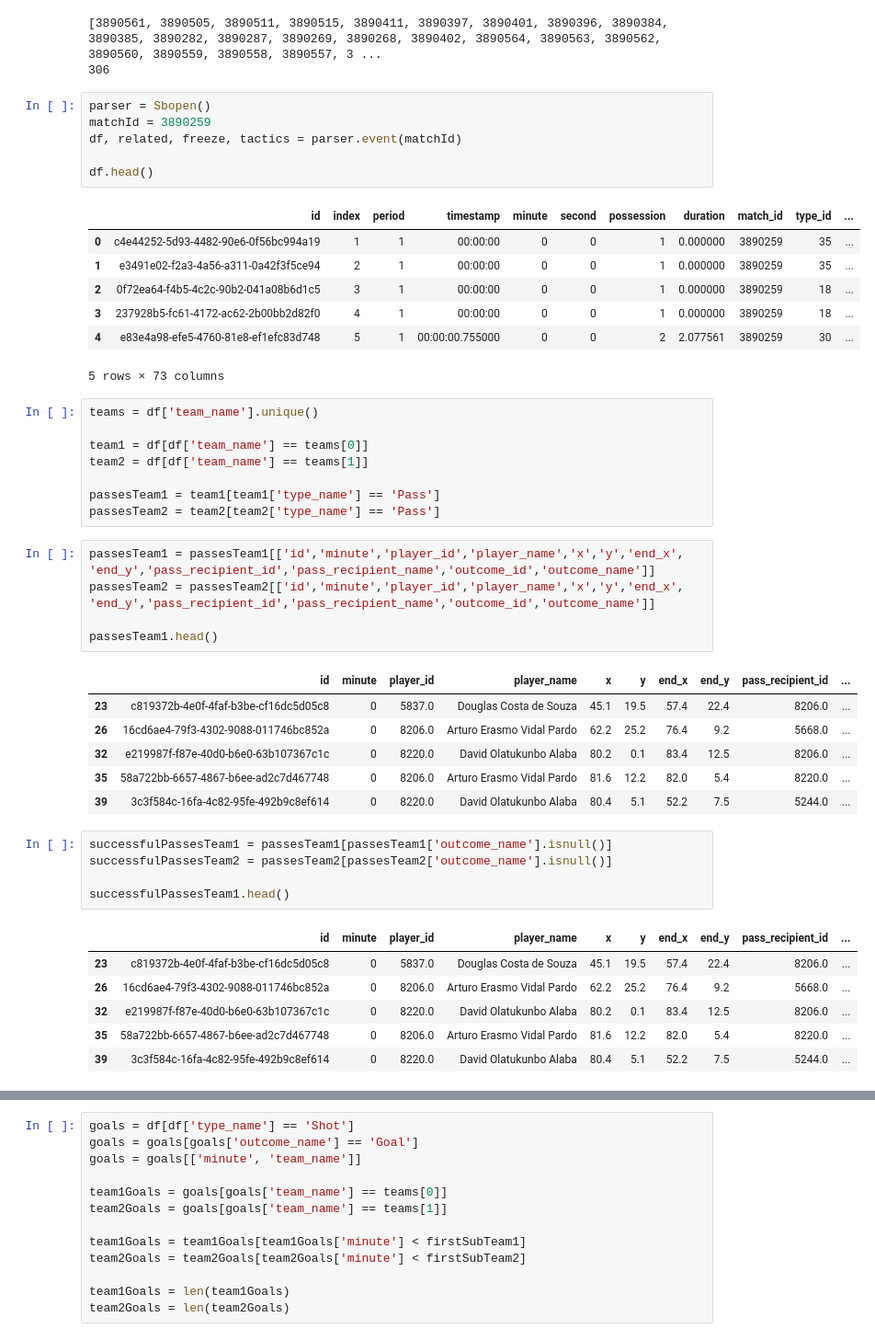
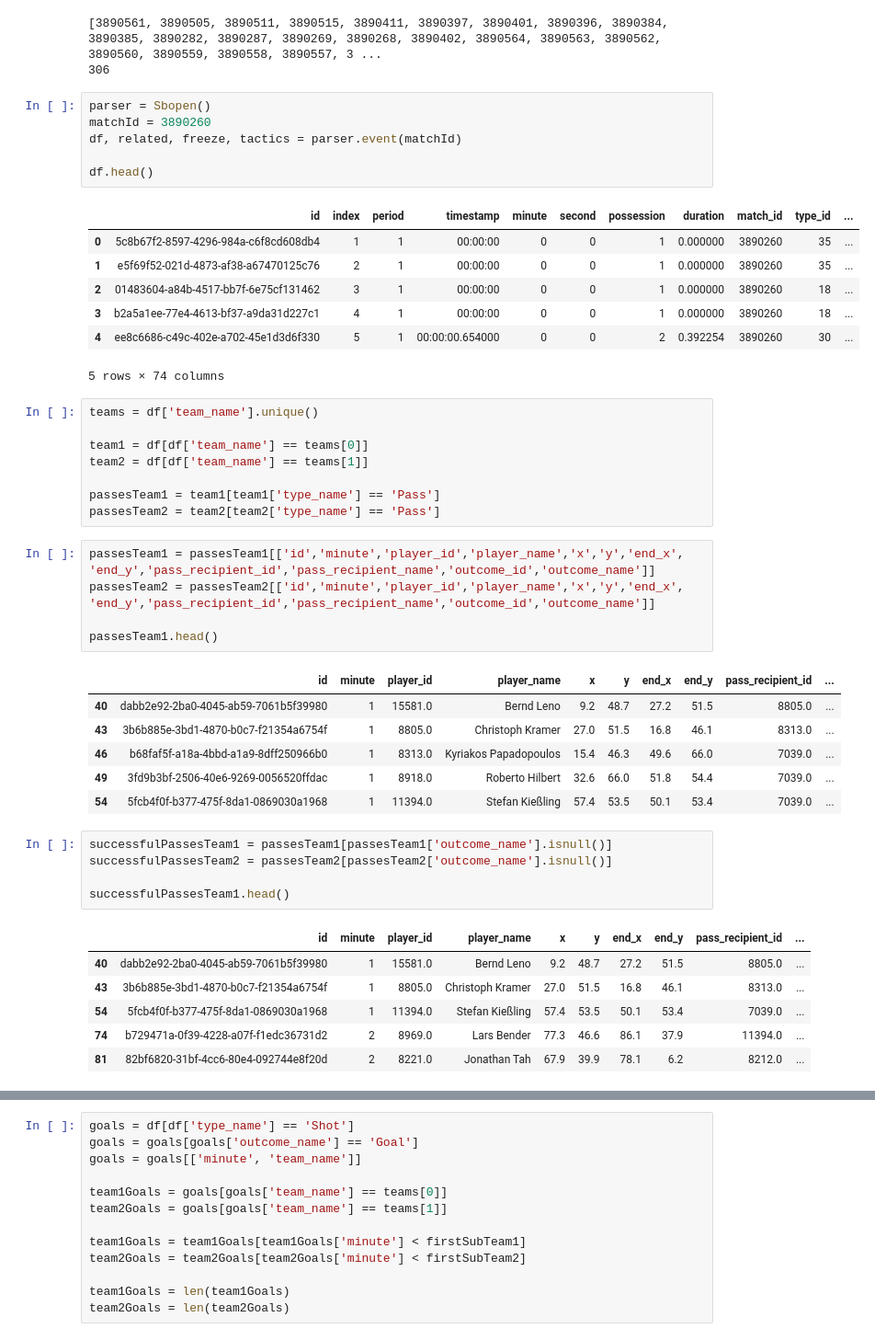
Before and after one commit to Sam-B-Y/TDA-Soccer-Passing-Networks, a Jupyter notebook: dataPulling/singleGame.ipynb, the cells around one changed output, grey strips where cells are left out. Shown at 92% size. Cells and saved outputs as stored; diff of their text form.

```diff
--- a/dataPulling/singleGame.ipynb
+++ b/dataPulling/singleGame.ipynb
@@ -20,18 +20,18 @@ print(len(match_ids))
 306
 # %%
 parser = Sbopen()
-matchId = 3890259
+matchId = 3890260
 df, related, freeze, tactics = parser.event(matchId)
 
 df.head()
 # %% [output]
 |  | id | index | period | timestamp | minute | second | possession | duration | match_id | type_id | ... |
-| 0 | c4e44252-5d93-4482-90e6-0f56bc994a19 | 1 | 1 | 00:00:00 | 0 | 0 | 1 | 0.000000 | 3890259 | 35 | ... |
-| 1 | e3491e02-f2a3-4a56-a311-0a42f3f5ce94 | 2 | 1 | 00:00:00 | 0 | 0 | 1 | 0.000000 | 3890259 | 35 | ... |
-| 2 | 0f72ea64-f4b5-4c2c-90b2-041a08b6d1c5 | 3 | 1 | 00:00:00 | 0 | 0 | 1 | 0.000000 | 3890259 | 18 | ... |
-| 3 | 237928b5-fc61-4172-ac62-2b00bb2d82f0 | 4 | 1 | 00:00:00 | 0 | 0 | 1 | 0.000000 | 3890259 | 18 | ... |
-| 4 | e83e4a98-efe5-4760-81e8-ef1efc83d748 | 5 | 1 | 00:00:00.755000 | 0 | 0 | 2 | 2.077561 | 3890259 | 30 | ... |
+| 0 | 5c8b67f2-8597-4296-984a-c6f8cd608db4 | 1 | 1 | 00:00:00 | 0 | 0 | 1 | 0.000000 | 3890260 | 35 | ... |
+| 1 | e5f69f52-021d-4873-af38-a67470125c76 | 2 | 1 | 00:00:00 | 0 | 0 | 1 | 0.000000 | 3890260 | 35 | ... |
+| 2 | 01483604-a84b-4517-bb7f-6e75cf131462 | 3 | 1 | 00:00:00 | 0 | 0 | 1 | 0.000000 | 3890260 | 18 | ... |
+| 3 | b2a5a1ee-77e4-4613-bf37-a9da31d227c1 | 4 | 1 | 00:00:00 | 0 | 0 | 1 | 0.000000 | 3890260 | 18 | ... |
+| 4 | ee8c6686-c49c-402e-a702-45e1d3d6f330 | 5 | 1 | 00:00:00.654000 | 0 | 0 | 2 | 0.392254 | 3890260 | 30 | ... |
-5 rows × 73 columns
+5 rows × 74 columns
 # %%
 teams = df['team_name'].unique()
 
@@ -47,11 +47,11 @@ passesTeam2 = passesTeam2[['id','minute','player_id','player_name','x','y','end_
 passesTeam1.head()
 # %% [output]
 |  | id | minute | player_id | player_name | x | y | end_x | end_y | pass_recipient_id | ... |
-| 23 | c819372b-4e0f-4faf-b3be-cf16dc5d05c8 | 0 | 5837.0 | Douglas Costa de Souza | 45.1 | 19.5 | 57.4 | 22.4 | 8206.0 | ... |
-| 26 | 16cd6ae4-79f3-4302-9088-011746bc852a | 0 | 8206.0 | Arturo Erasmo Vidal Pardo | 62.2 | 25.2 | 76.4 | 9.2 | 5668.0 | ... |
-| 32 | e219987f-f87e-40d0-b6e0-63b107367c1c | 0 | 8220.0 | David Olatukunbo Alaba | 80.2 | 0.1 | 83.4 | 12.5 | 8206.0 | ... |
-| 35 | 58a722bb-6657-4867-b6ee-ad2c7d467748 | 0 | 8206.0 | Arturo Erasmo Vidal Pardo | 81.6 | 12.2 | 82.0 | 5.4 | 8220.0 | ... |
-| 39 | 3c3f584c-16fa-4c82-95fe-492b9c8ef614 | 0 | 8220.0 | David Olatukunbo Alaba | 80.4 | 5.1 | 52.2 | 7.5 | 5244.0 | ... |
+| 40 | dabb2e92-2ba0-4045-ab59-7061b5f39980 | 1 | 15581.0 | Bernd Leno | 9.2 | 48.7 | 27.2 | 51.5 | 8805.0 | ... |
+| 43 | 3b6b885e-3bd1-4870-b0c7-f21354a6754f | 1 | 8805.0 | Christoph Kramer | 27.0 | 51.5 | 16.8 | 46.1 | 8313.0 | ... |
+| 46 | b68faf5f-a18a-4bbd-a1a9-8dff250966b0 | 1 | 8313.0 | Kyriakos Papadopoulos | 15.4 | 46.3 | 49.6 | 66.0 | 7039.0 | ... |
+| 49 | 3fd9b3bf-2506-40e6-9269-0056520ffdac | 1 | 8918.0 | Roberto Hilbert | 32.6 | 66.0 | 51.8 | 54.4 | 7039.0 | ... |
+| 54 | 5fcb4f0f-b377-475f-8da1-0869030a1968 | 1 | 11394.0 | Stefan Kießling | 57.4 | 53.5 | 50.1 | 53.4 | 7039.0 | ... |
 # %%
 successfulPassesTeam1 = passesTeam1[passesTeam1['outcome_name'].isnull()]
 successfulPassesTeam2 = passesTeam2[passesTeam2['outcome_name'].isnull()]
@@ -59,11 +59,11 @@ successfulPassesTeam2 = passesTeam2[passesTeam2['outcome_name'].isnull()]
 successfulPassesTeam1.head()
 # %% [output]
 |  | id | minute | player_id | player_name | x | y | end_x | end_y | pass_recipient_id | ... |
-| 23 | c819372b-4e0f-4faf-b3be-cf16dc5d05c8 | 0 | 5837.0 | Douglas Costa de Souza | 45.1 | 19.5 | 57.4 | 22.4 | 8206.0 | ... |
-| 26 | 16cd6ae4-79f3-4302-9088-011746bc852a | 0 | 8206.0 | Arturo Erasmo Vidal Pardo | 62.2 | 25.2 | 76.4 | 9.2 | 5668.0 | ... |
-| 32 | e219987f-f87e-40d0-b6e0-63b107367c1c | 0 | 8220.0 | David Olatukunbo Alaba | 80.2 | 0.1 | 83.4 | 12.5 | 8206.0 | ... |
-| 35 | 58a722bb-6657-4867-b6ee-ad2c7d467748 | 0 | 8206.0 | Arturo Erasmo Vidal Pardo | 81.6 | 12.2 | 82.0 | 5.4 | 8220.0 | ... |
-| 39 | 3c3f584c-16fa-4c82-95fe-492b9c8ef614 | 0 | 8220.0 | David Olatukunbo Alaba | 80.4 | 5.1 | 52.2 | 7.5 | 5244.0 | ... |
+| 40 | dabb2e92-2ba0-4045-ab59-7061b5f39980 | 1 | 15581.0 | Bernd Leno | 9.2 | 48.7 | 27.2 | 51.5 | 8805.0 | ... |
+| 43 | 3b6b885e-3bd1-4870-b0c7-f21354a6754f | 1 | 8805.0 | Christoph Kramer | 27.0 | 51.5 | 16.8 | 46.1 | 8313.0 | ... |
+| 54 | 5fcb4f0f-b377-475f-8da1-0869030a1968 | 1 | 11394.0 | Stefan Kießling | 57.4 | 53.5 | 50.1 | 53.4 | 7039.0 | ... |
+| 74 | b729471a-0f39-4228-a07f-f1edc36731d2 | 2 | 8969.0 | Lars Bender | 77.3 | 46.6 | 86.1 | 37.9 | 11394.0 | ... |
+| 81 | 82bf6820-31bf-4cc6-80e4-092744e8f20d | 2 | 8221.0 | Jonathan Tah | 67.9 | 39.9 | 78.1 | 6.2 | 8212.0 | ... |
 # %%
 subsTeam1 = team1[team1['type_name'] == 'Substitution']
 subsTeam2 = team2[team2['type_name'] == 'Substitution']
```
Also changed, not shown: parts of 12 cells of this notebook, 2 other files.
